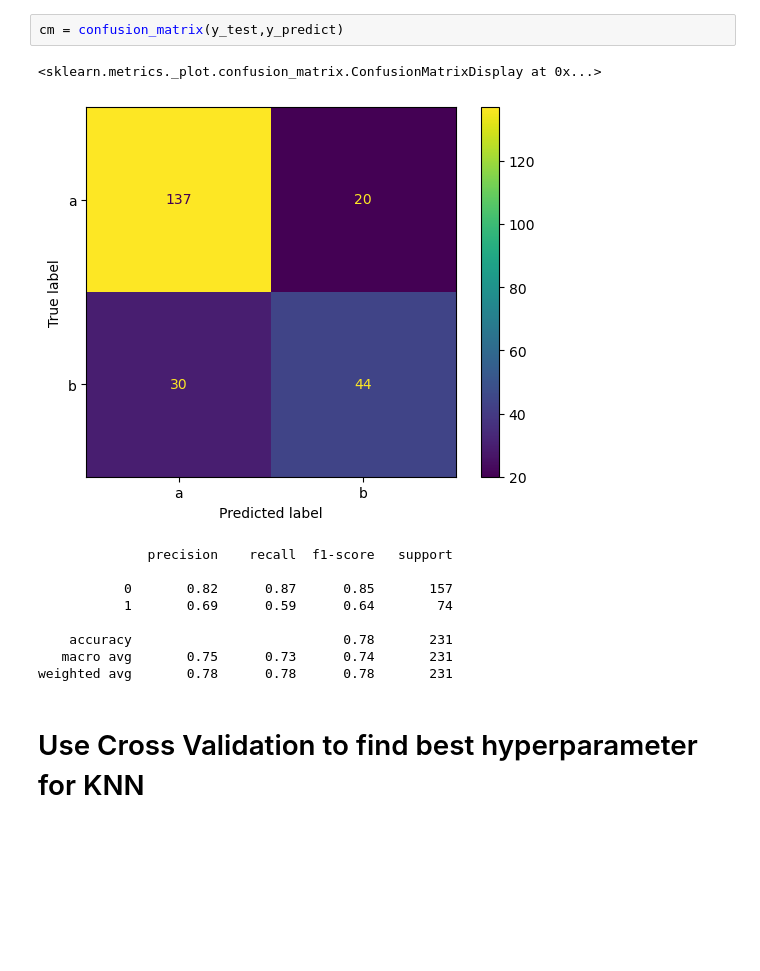
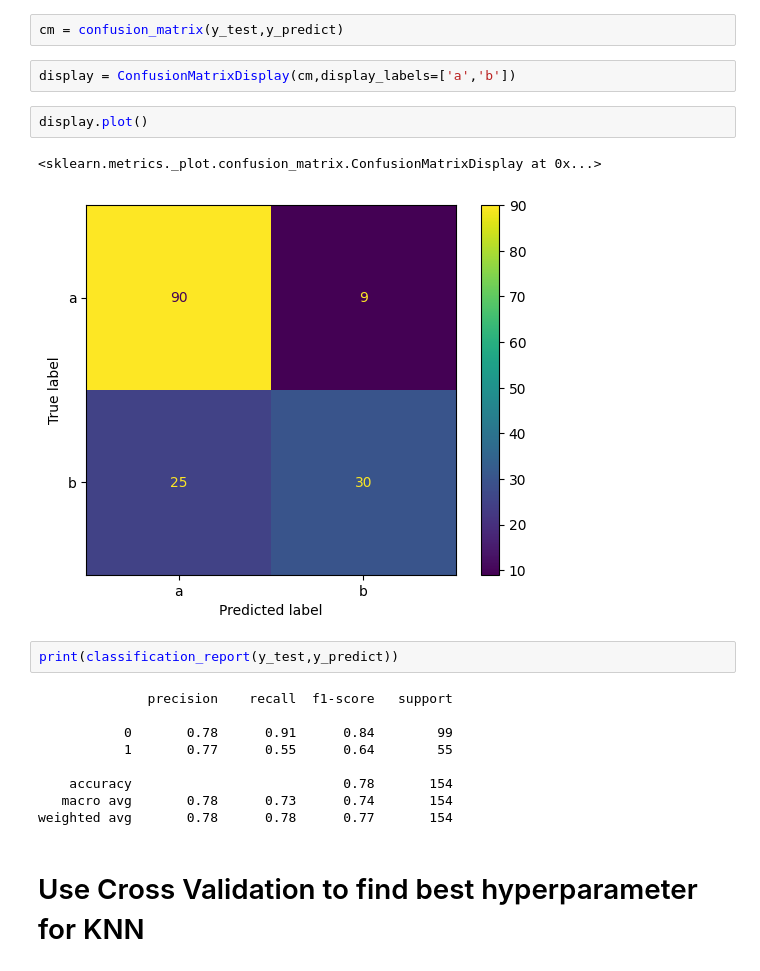
Before and after one commit to KUNJ-CP23/Sem6, a Jupyter notebook: MLDL/Lab7DL_Blank/Lab7_blank.ipynb, the cells around one changed output. Saved outputs shown, nothing was run; the diff lists cells and outputs as text; blank space fills up the shorter version.

```diff
--- a/MLDL/Lab7DL_Blank/Lab7_blank.ipynb
+++ b/MLDL/Lab7DL_Blank/Lab7_blank.ipynb
@@ -302,20 +265,24 @@ from sklearn.metrics import confusion_matrix,ConfusionMatrixDisplay,classificati
 y_predict = model.predict(x_test_scaled)
 # %%
 cm = confusion_matrix(y_test,y_predict)
+# %%
+display = ConfusionMatrixDisplay(cm,display_labels=['a','b'])
 # %%
+display.plot()
 # %% [output]
 <sklearn.metrics._plot.confusion_matrix.ConfusionMatrixDisplay at 0x...>
-[figure, old version]
+[figure, new version]
 # %%
+print(classification_report(y_test,y_predict))
 # %% [output]
               precision    recall  f1-score   support
 
-           0       0.82      0.87      0.85       157
-           1       0.69      0.59      0.64        74
+           0       0.78      0.91      0.84        99
+           1       0.77      0.55      0.64        55
 
-    accuracy                           0.78       231
-   macro avg       0.75      0.73      0.74       231
-weighted avg       0.78      0.78      0.78       231
+    accuracy                           0.78       154
+   macro avg       0.78      0.73      0.74       154
+weighted avg       0.78      0.78      0.77       154
 # %% [markdown]
 # Use Cross Validation to find best hyperparameter for KNN
 # %%
```
Also changed, not shown: parts of 45 cells of this notebook.
